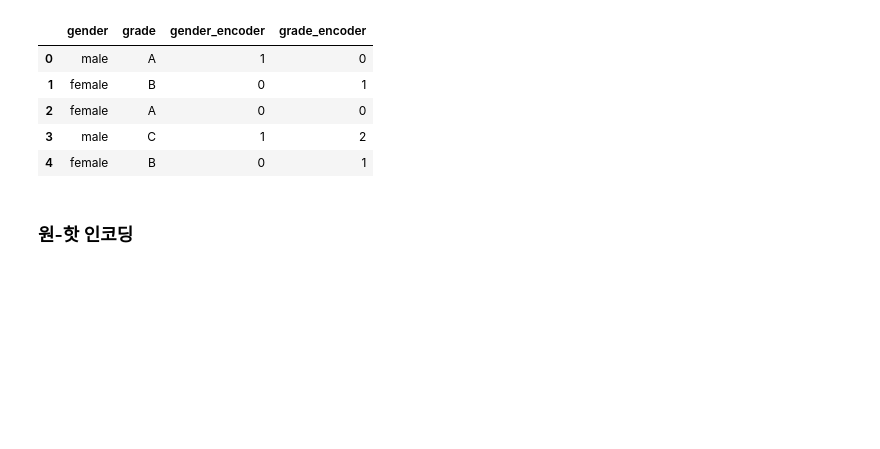
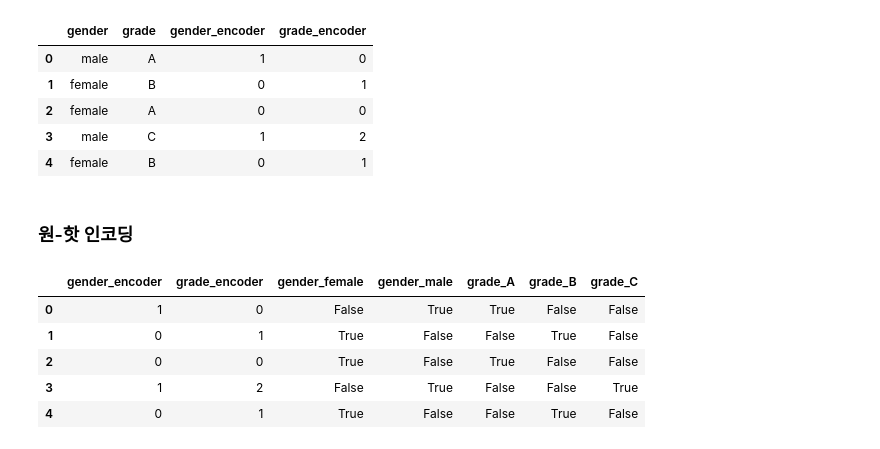
Before and after one commit to chayojun/TIL, a Jupyter notebook: src/2025_08_19_DataPreprocessing.ipynb, the cells around one changed output. Drawn from its saved outputs; the diff is of its cells as text; code cells hidden in the pictures; blank space fills up the shorter version.

```diff
--- a/src/2025_08_19_DataPreprocessing.ipynb
+++ b/src/2025_08_19_DataPreprocessing.ipynb
@@ -304,3 +302,18 @@ df
 | 4 | female | B | 0 | 1 |
 # %% [markdown]
 ### 원-핫 인코딩
+# %%
+# 문자로 되어 있는 범주형 데이터를 숫자로 바꿔주는 도구
+# get_dummies : 문자 -> 숫자(0,1)
+# [0,1,0,0,1,0] == ["male", "female", "female", "male", "female"]
+dummi_df = df.copy()
+dummi_df = pd.get_dummies(dummi_df, columns=["gender"])
+dummi_df = pd.get_dummies(dummi_df, columns=["grade"])
+dummi_df
+# %% [output]
+|  | gender_encoder | grade_encoder | gender_female | gender_male | grade_A | grade_B | grade_C |
+| 0 | 1 | 0 | False | True | True | False | False |
+| 1 | 0 | 1 | True | False | False | True | False |
+| 2 | 0 | 0 | True | False | True | False | False |
+| 3 | 1 | 2 | False | True | False | False | True |
+| 4 | 0 | 1 | True | False | False | True | False |
```
Also changed, not shown: parts of 23 cells of this notebook, 1 other file.
